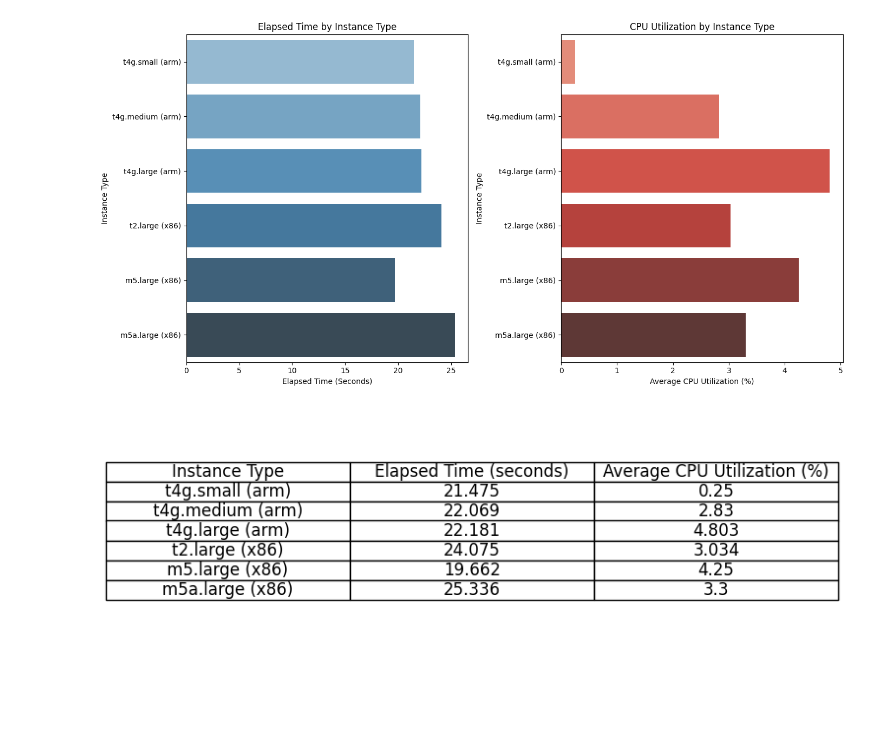
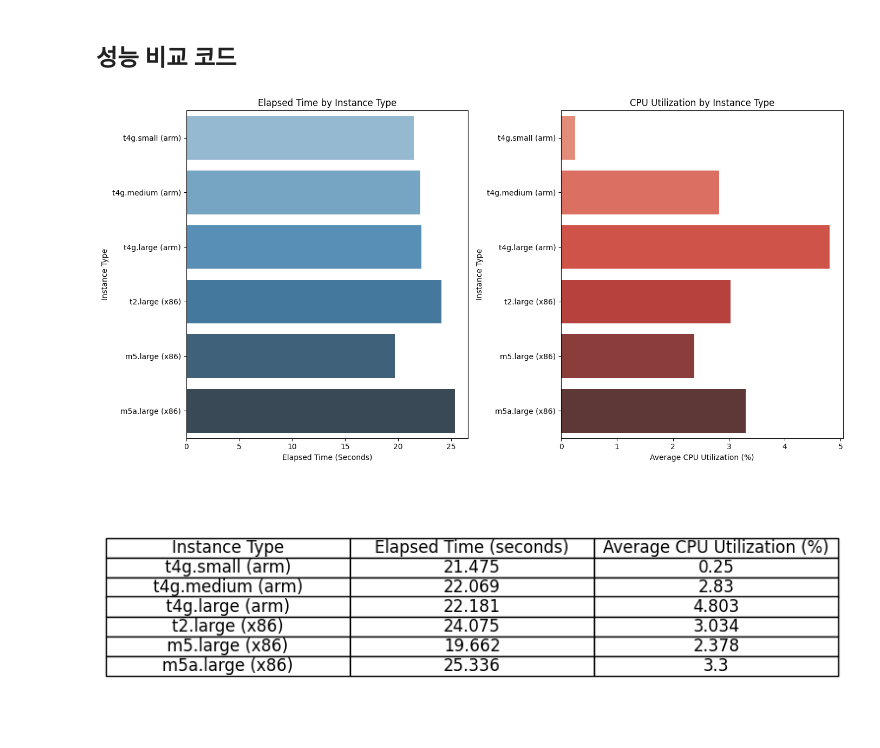
Before and after one commit to hleeat/AWS_Compare, a Jupyter notebook: comparison_with_cpu_utilization_according_to_Instance_types.ipynb, the cells around one changed output. Drawn from its saved outputs; the diff is of its cells as text; code cells hidden in the pictures; blank space fills up the shorter version.

```diff
--- a/comparison_with_cpu_utilization_according_to_Instance_types.ipynb
+++ b/comparison_with_cpu_utilization_according_to_Instance_types.ipynb
@@ -1,5 +1,7 @@
 # %% [markdown]
 <a href="https://colab.research.google.com/github/hleeat/AWS_Compare/blob/main/comparison_with_cpu_utilization_according_to_Instance_types.ipynb" target="_parent"><img src="https://colab.research.google.com/assets/colab-badge.svg" alt="Open In Colab"/></a>
+# %% [markdown]
+## 성능 비교 코드
 # %%
 from flask import Flask, render_template
 import requests
@@ -96,35 +98,35 @@ import matplotlib.pyplot as plt
 import seaborn as sns
 
 # 데이터 프레임 생성
 df = pd.DataFrame({
     "Instance Type": ["t4g.small (arm)", "t4g.medium (arm)", "t4g.large (arm)",
                       "t2.large (x86)", "m5.large (x86)", "m5a.large (x86)"],
     "Elapsed Time (seconds)": [21.475, 22.069, 22.181, 24.075, 19.662, 25.336],
-    "Average CPU Utilization (%)": [0.25, 2.83, 4.803, 3.034, 4.25, 3.3]
+    "Average CPU Utilization (%)": [0.25, 2.83, 4.803, 3.034, 2.378, 3.3]
 })
 
 # 데이터 시각화
 plt.figure(figsize=(14, 7))
 
 # Elapsed Time 그래프
 plt.subplot(1, 2, 1)
 sns.barplot(x="Elapsed Time (seconds)", y="Instance Type", data=df, palette="Blues_d")
 plt.title("Elapsed Time by Instance Type")
 plt.xlabel("Elapsed Time (Seconds)")
 plt.ylabel("Instance Type")
 
 # CPU Utilization 그래프
 plt.subplot(1, 2, 2)
 sns.barplot(x="Average CPU Utilization (%)", y="Instance Type", data=df, palette="Reds_d")
 plt.title("CPU Utilization by Instance Type")
 plt.xlabel("Average CPU Utilization (%)")
 plt.ylabel("Instance Type")
 
 # 그래프 표시
 plt.tight_layout()
 plt.show()
 # %% [output]
-[figure, old version]
+[figure, new version]
 # %%
 import pandas as pd
 import matplotlib.pyplot as plt
```
Also changed, not shown: parts of 3 cells of this notebook.
